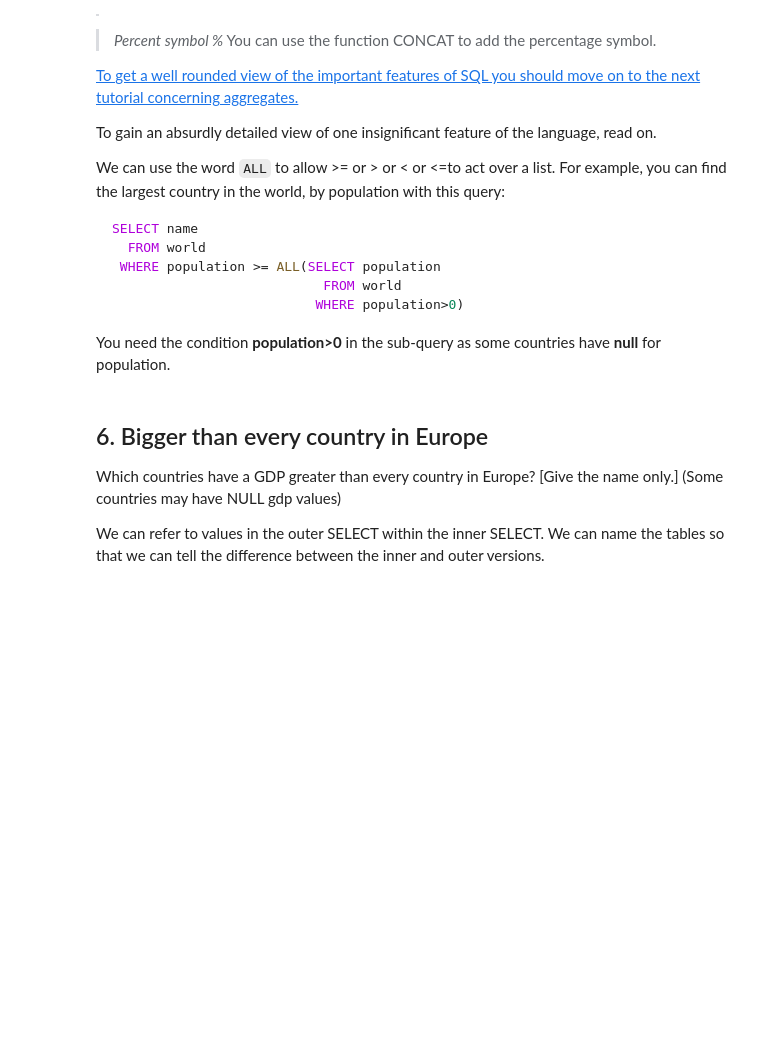
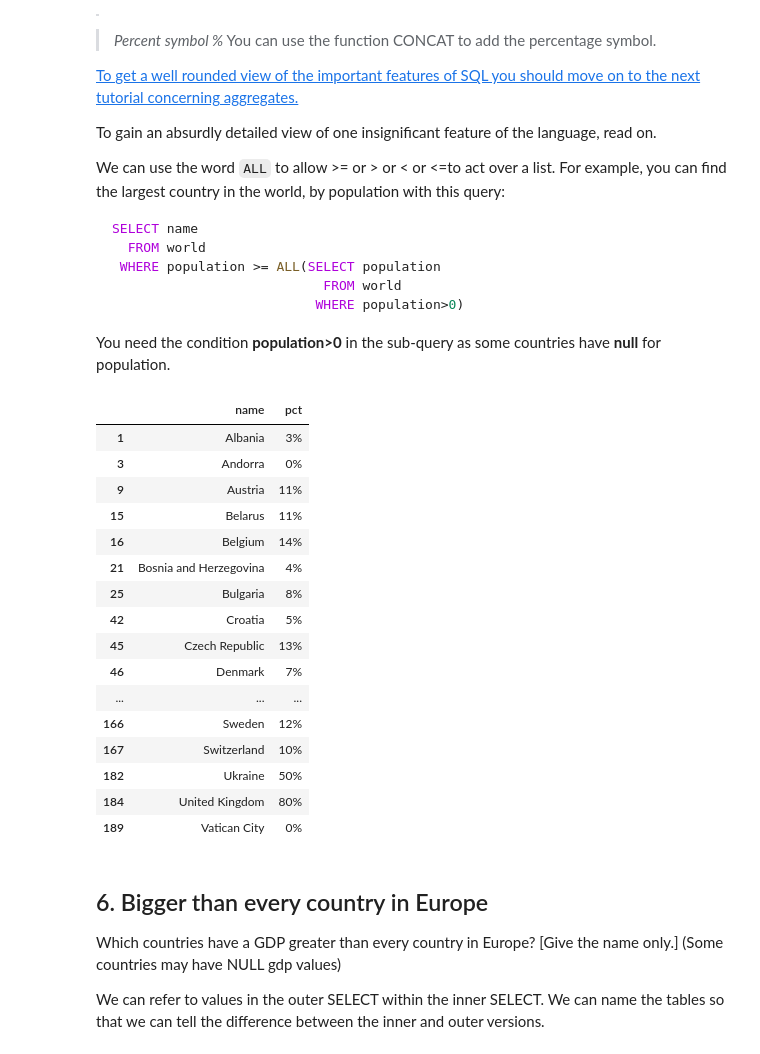
Before and after one commit to madlogos/sqlzoo, a Jupyter notebook: Python/04 SELECT within SELECT.ipynb, the cells around one changed output. Saved outputs shown, nothing was run; the diff lists cells and outputs as text; code cells hidden in the pictures; blank space fills up the shorter version.

````diff
--- a/Python/04 SELECT within SELECT.ipynb
+++ b/Python/04 SELECT within SELECT.ipynb
@@ -69,6 +138,29 @@ SELECT name
 ```
 
 You need the condition **population>0** in the sub-query as some countries have **null** for population.
+# %%
+bm = world.loc[world['name']=='Germany', ['population']].values[0]
+(world.loc[world['continent']=='Europe', :]
+    .assign(pct=round(100*world['population']/bm, 0).astype(int).astype(str)+'%')
+    .loc[:, ['name', 'pct']])
+# %% [output]
+|  | name | pct |
+| 1 | Albania | 3% |
+| 3 | Andorra | 0% |
+| 9 | Austria | 11% |
+| 15 | Belarus | 11% |
+| 16 | Belgium | 14% |
+| 21 | Bosnia and Herzegovina | 4% |
+| 25 | Bulgaria | 8% |
+| 42 | Croatia | 5% |
+| 45 | Czech Republic | 13% |
+| 46 | Denmark | 7% |
+| ... | ... | ... |
+| 166 | Sweden | 12% |
+| 167 | Switzerland | 10% |
+| 182 | Ukraine | 50% |
+| 184 | United Kingdom | 80% |
+| 189 | Vatican City | 0% |
 # %% [markdown]
 ## 6. Bigger than every country in Europe
 
````
Also changed, not shown: parts of 11 cells of this notebook, 20 other files.
